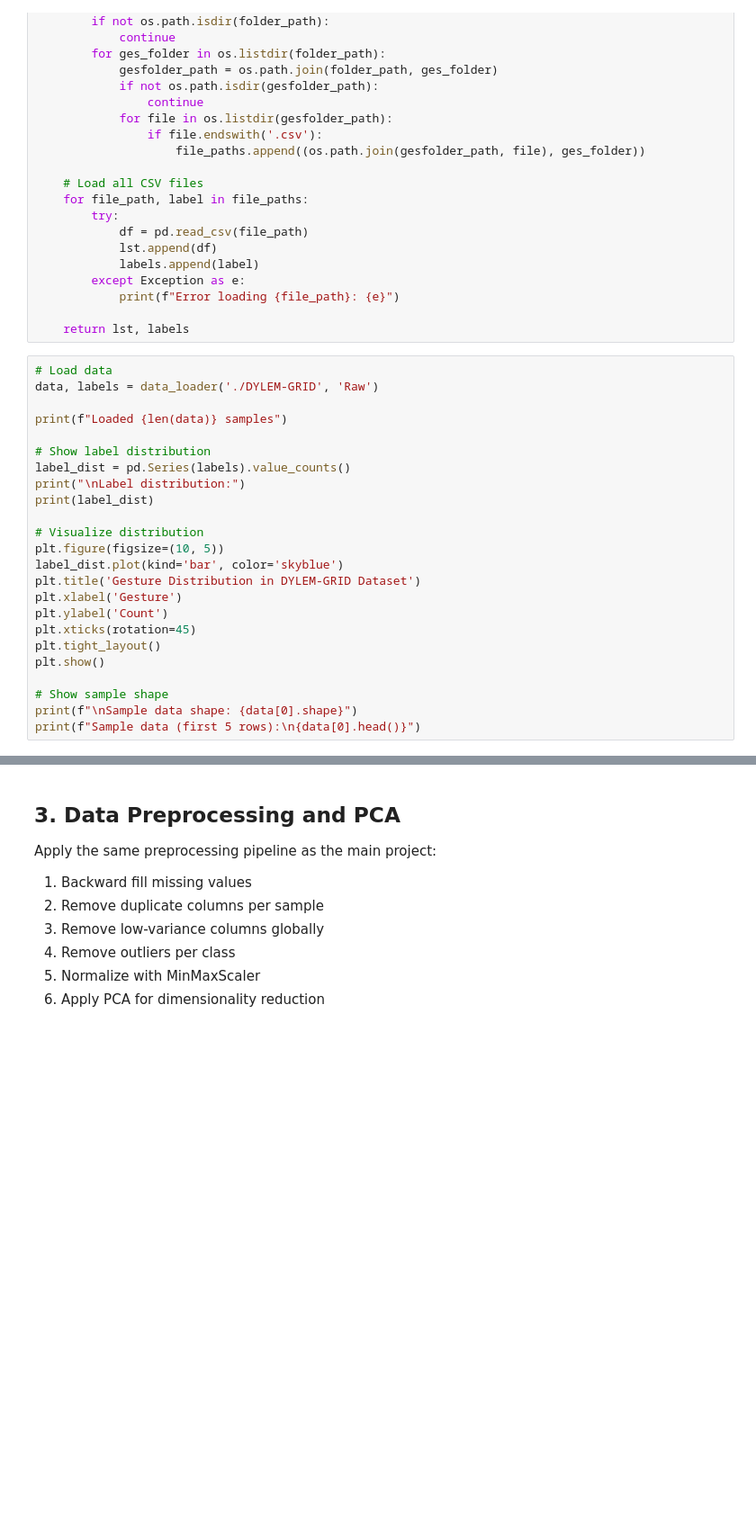
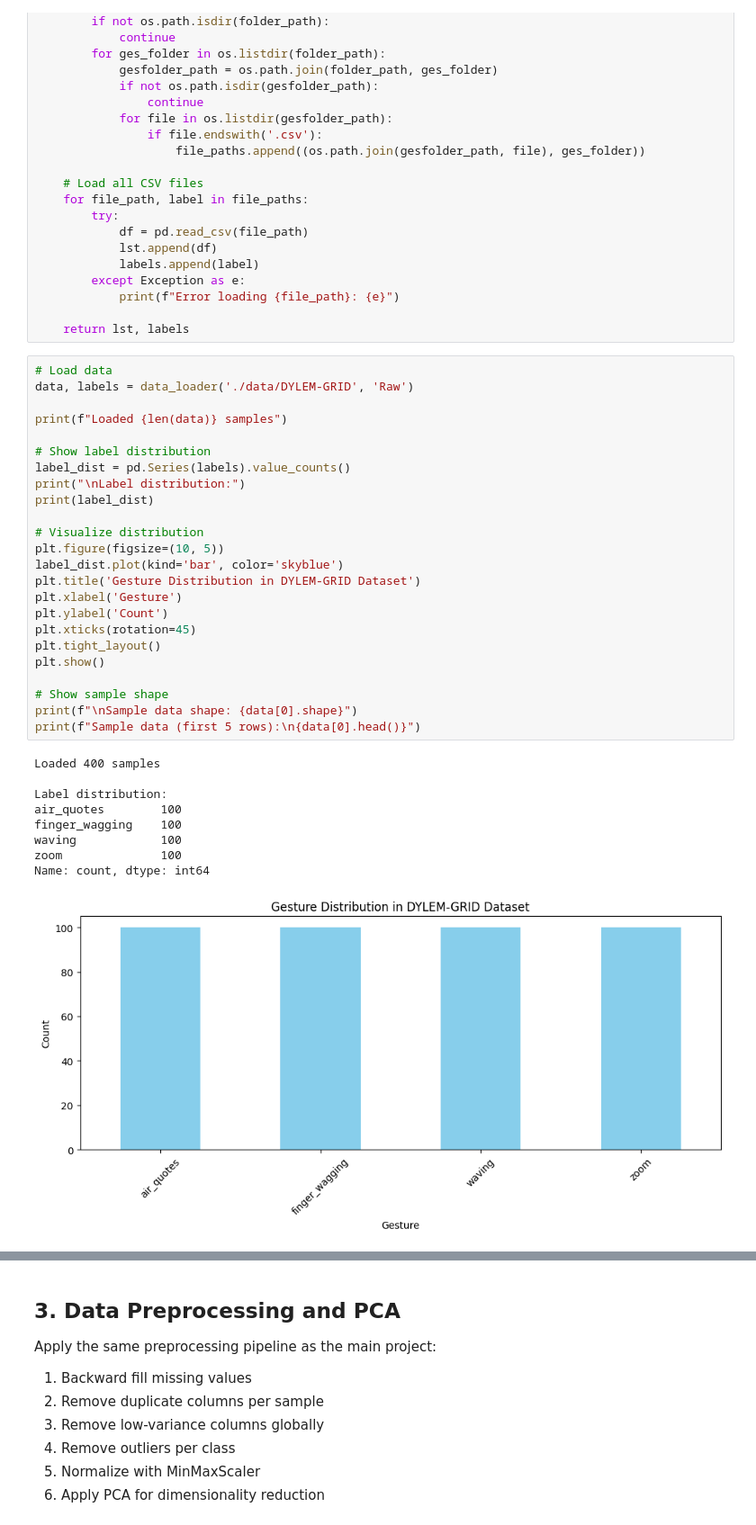
Before and after one commit to LookUpMark/dylem-grid, a Jupyter notebook: kaggle_bilstm_example.ipynb, the cells around one changed output, grey strips where cells are left out. Shown: that part at 90% size. Drawn from its saved outputs; the diff is of its cells as text; blank space fills up the shorter version.

```diff
--- a/kaggle_bilstm_example.ipynb
+++ b/kaggle_bilstm_example.ipynb
@@ -103,25 +106,35 @@ def data_loader(data_path, data_type):
     return lst, labels
 # %%
 # Load data
-data, labels = data_loader('./DYLEM-GRID', 'Raw')
+data, labels = data_loader('./data/DYLEM-GRID', 'Raw')
 
 print(f"Loaded {len(data)} samples")
 
 # Show label distribution
 label_dist = pd.Series(labels).value_counts()
 print("\nLabel distribution:")
 print(label_dist)
 
 # Visualize distribution
 plt.figure(figsize=(10, 5))
 label_dist.plot(kind='bar', color='skyblue')
 plt.title('Gesture Distribution in DYLEM-GRID Dataset')
 plt.xlabel('Gesture')
 plt.ylabel('Count')
 plt.xticks(rotation=45)
 plt.tight_layout()
 plt.show()
 
 # Show sample shape
 print(f"\nSample data shape: {data[0].shape}")
 print(f"Sample data (first 5 rows):\n{data[0].head()}")
+# %% [output]
+Loaded 400 samples
+
+Label distribution:
+air_quotes        100
+finger_wagging    100
+waving            100
+zoom              100
+Name: count, dtype: int64
+[figure, added]
```
Also changed, not shown: parts of 35 cells of this notebook, 2 other files.
